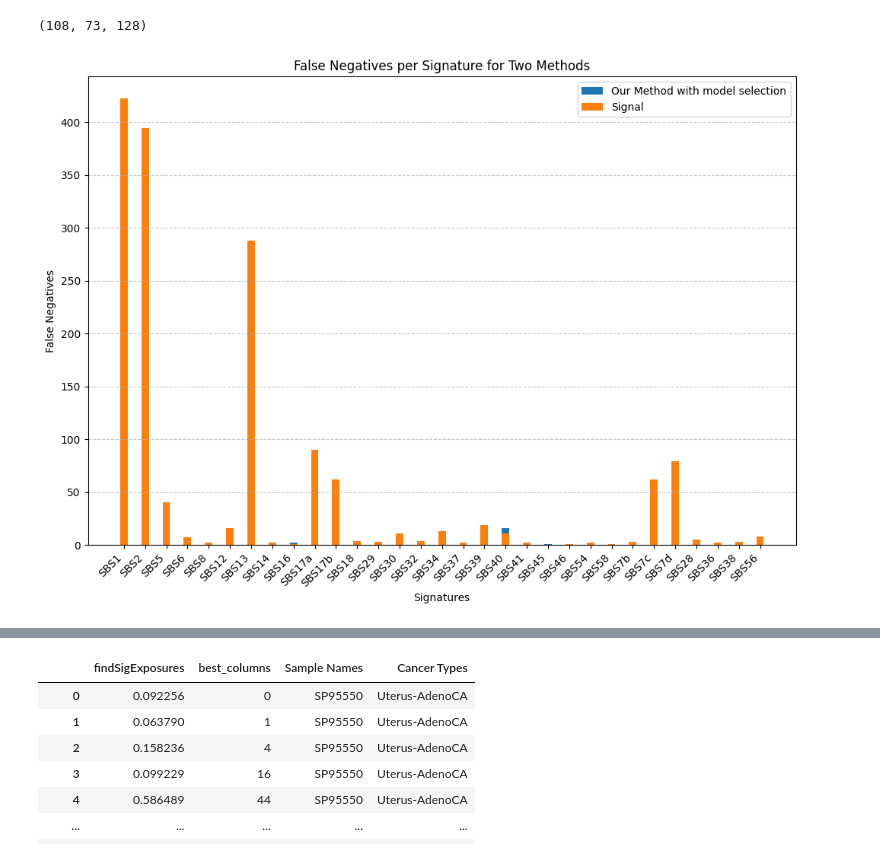
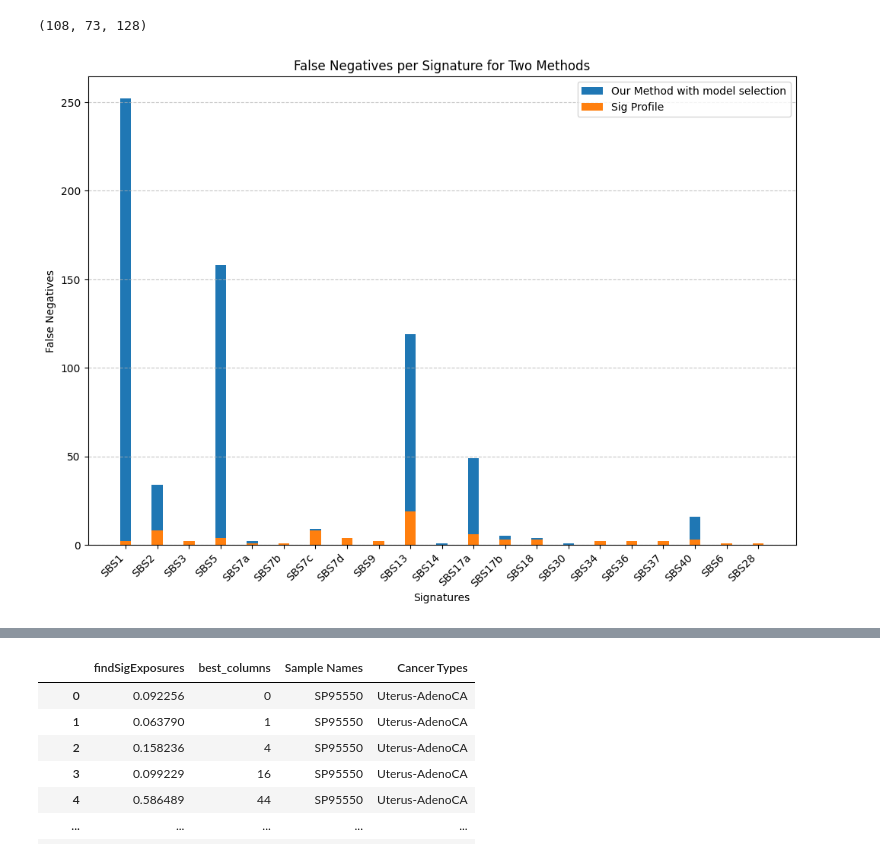
Before and after one commit to marcin119a/data_comparation, a Jupyter notebook: benchmark_1_output/interpretation.ipynb, the cells around one changed output, grey strips where cells are left out. Drawn from its saved outputs; the diff is of its cells as text; code cells hidden in the pictures.

```diff
--- a/benchmark_1_output/interpretation.ipynb
+++ b/benchmark_1_output/interpretation.ipynb
@@ -88,3 +68,5 @@ ground_truth_df['Sample Names'].unique()
 # %% [output]
 array(['SP95550', 'SP90629', 'SP89909', ..., 'SP117627', 'SP117556',
        'SP117655'], dtype=object)
+# %%
+actual = ground_truth_df.groupby('Sample Names').get_group('SP')['best_columns'].tolist()
@@ -96,6 +82,7 @@ total_values = 67
 
 for patient in ground_truth_df['Sample Names'].unique():
     try:
+        actualExposures = ground_truth_df.groupby('Sample Names').get_group(patient)['findSigExposures'].tolist()
         actual = ground_truth_df.groupby('Sample Names').get_group(patient)['best_columns'].tolist()
         predicted = experiment_df.groupby('Sample Names').get_group(patient)['best_columns'].tolist()
         predicted_sig_profile = experiment_sig_profiler_df.groupby('Sample Names').get_group(patient)['best_columns'].tolist()
@@ -115,6 +102,7 @@ for patient in ground_truth_df['Sample Names'].unique():
         'Specificity_sig_profile':specificity_sig_profile,
         'Sensitivity_signal':sensitivity_signal,
         'Specificity_signal':specificity_signal,
+        'actualExposures':  actualExposures,
         'false_negatives_our':  {} if len(false_negatives) == 0 else false_negatives,
         'false_positives_our': {} if len(false_positives) == 0 else false_positives,
         'false_negatives_sig_profile':  {} if len(false_negatives_sig_profile) == 0 else false_negatives_sig_profile,
@@ -262,23 +250,23 @@ grouped_fn_sig_profile['signatures_cat_sig_profile'] = grouped_fn_sig_profile['s
 # %%
 import matplotlib.pyplot as plt
 
 # Twoje wcześniejsze ustawienia i dane
 fig, ax = plt.subplots(figsize=(12, 8))
 bar_width = 0.35
 
 # Rysowanie wykresów słupkowych
 bar1 = ax.bar(grouped_fn_our['signatures_cat_our'], grouped_fn_our['Count'], bar_width, label='Our Method with model selection')
 #bar2 = ax.bar(combined_df_fn['signature_false_negatives_sig_profile'] + bar_width/2, combined_df_fn['Count_y'], bar_width, label='Sig Profiler Assigment')
-bar3 = ax.bar(grouped_fn_signal['signatures_cat_signal'], grouped_fn_signal['Count'], bar_width, label='Signal')
+bar3 = ax.bar(grouped_fn_sig_profile['signatures_cat_sig_profile'], grouped_fn_sig_profile['Count'], bar_width, label='Sig Profile')
 
 # Ustawienia etykiet i tytułu
 ax.set_xlabel('Signatures')
 ax.set_ylabel('False Negatives')
 ax.set_title('False Negatives per Signature for Two Methods')
 ax.legend()
 plt.xticks(rotation=45, ha='right')
 # Dodanie siatki i wyświetlenie wykresu
 plt.grid(axis='y', linestyle='--', alpha=0.7)
 plt.show()
 # %% [output]
-[figure, old version]
+[figure, new version]
```
Also changed, not shown: parts of 11 cells of this notebook, 3 other files.
